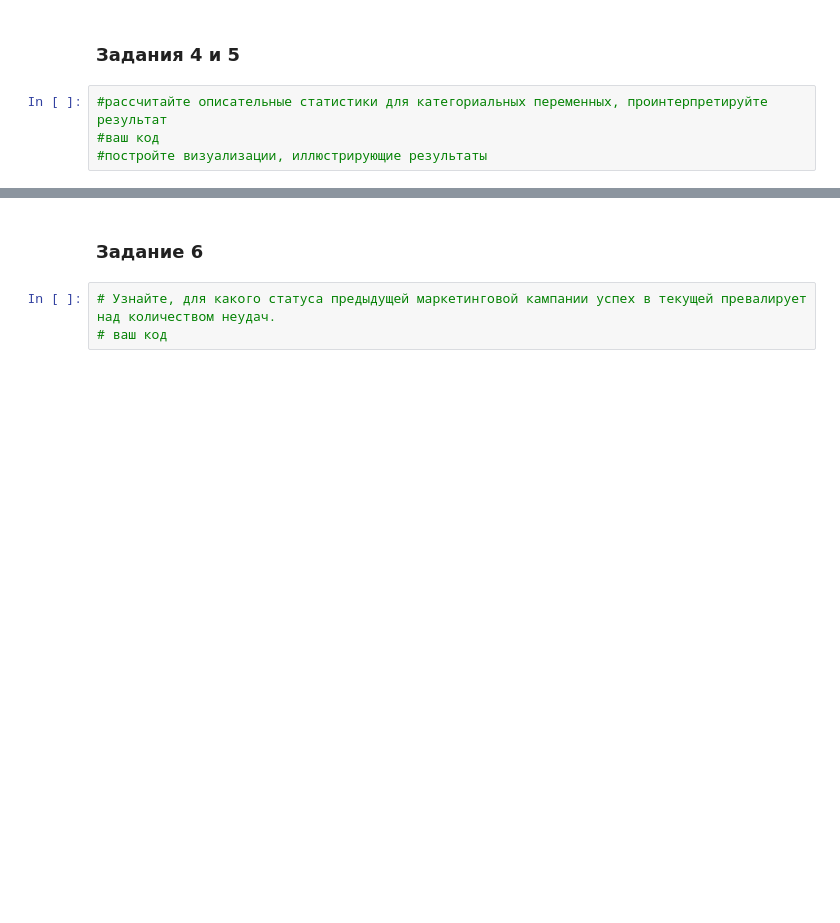
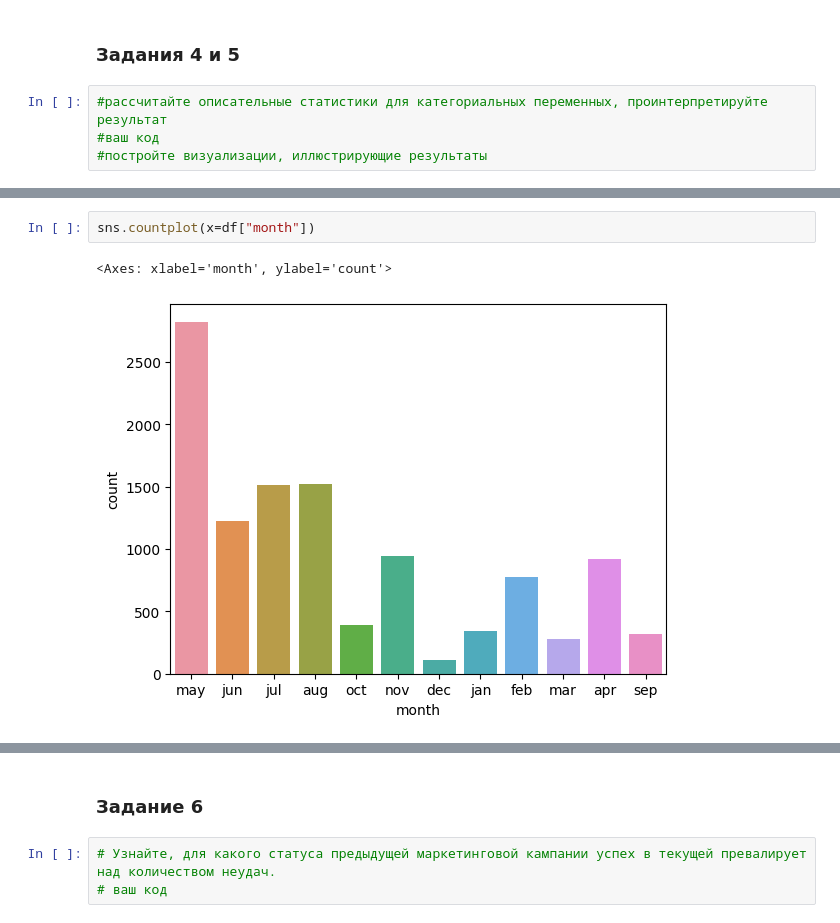
Before and after one commit to Alevtina529/test, a Jupyter notebook: Project_4_ML.ipynb, the cells around one changed output, grey strips where cells are left out. Cells and saved outputs as stored; diff of their text form; blank space fills up the shorter version.

```diff
--- a/Project_4_ML.ipynb
+++ b/Project_4_ML.ipynb
@@ -190,0 +288,5 @@ display(round(df_bal['balance'].mean(),3))
+# %%
+sns.countplot(x=df["month"])
+# %% [output]
+<Axes: xlabel='month', ylabel='count'>
+[figure, added]
```
Also changed, not shown: parts of 14 cells of this notebook.
